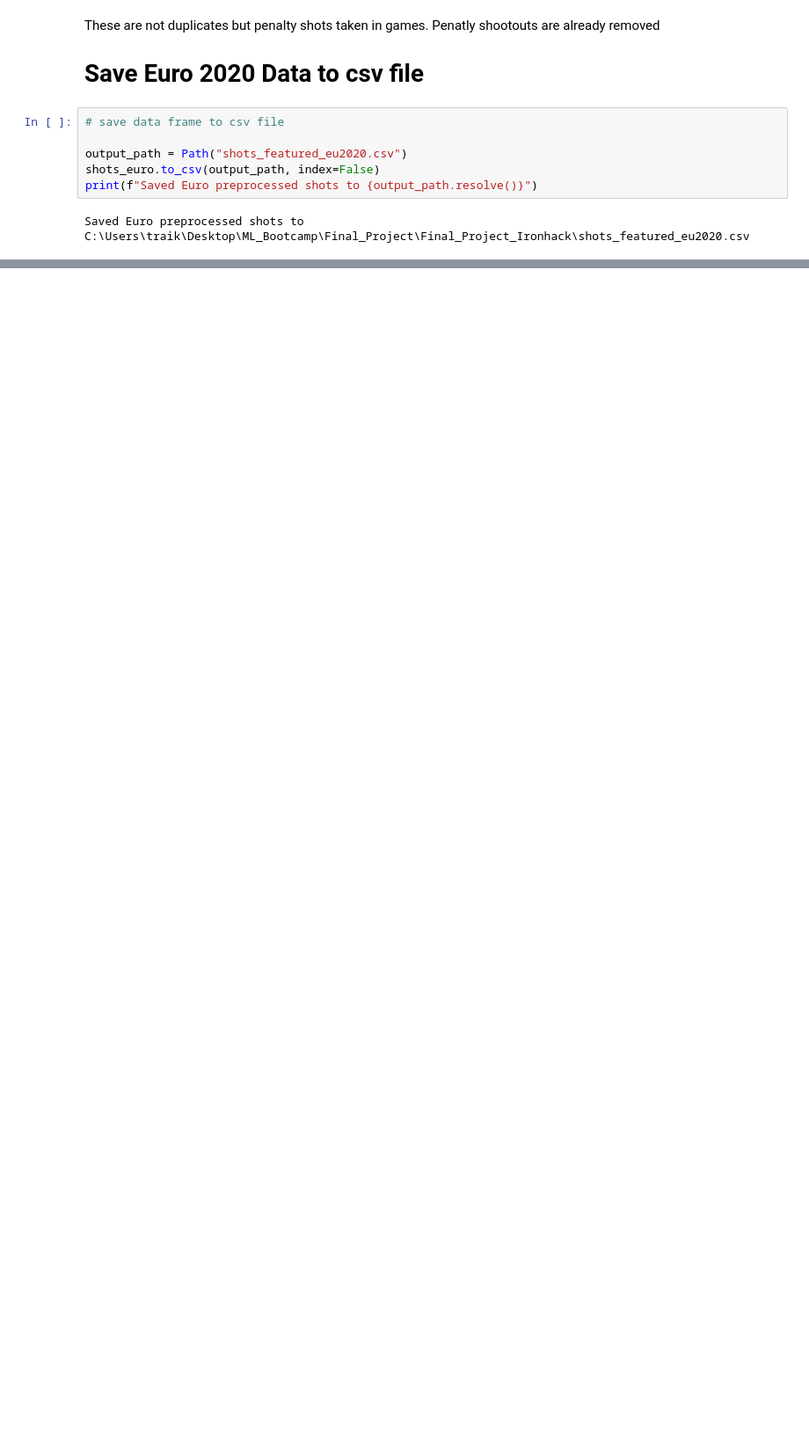
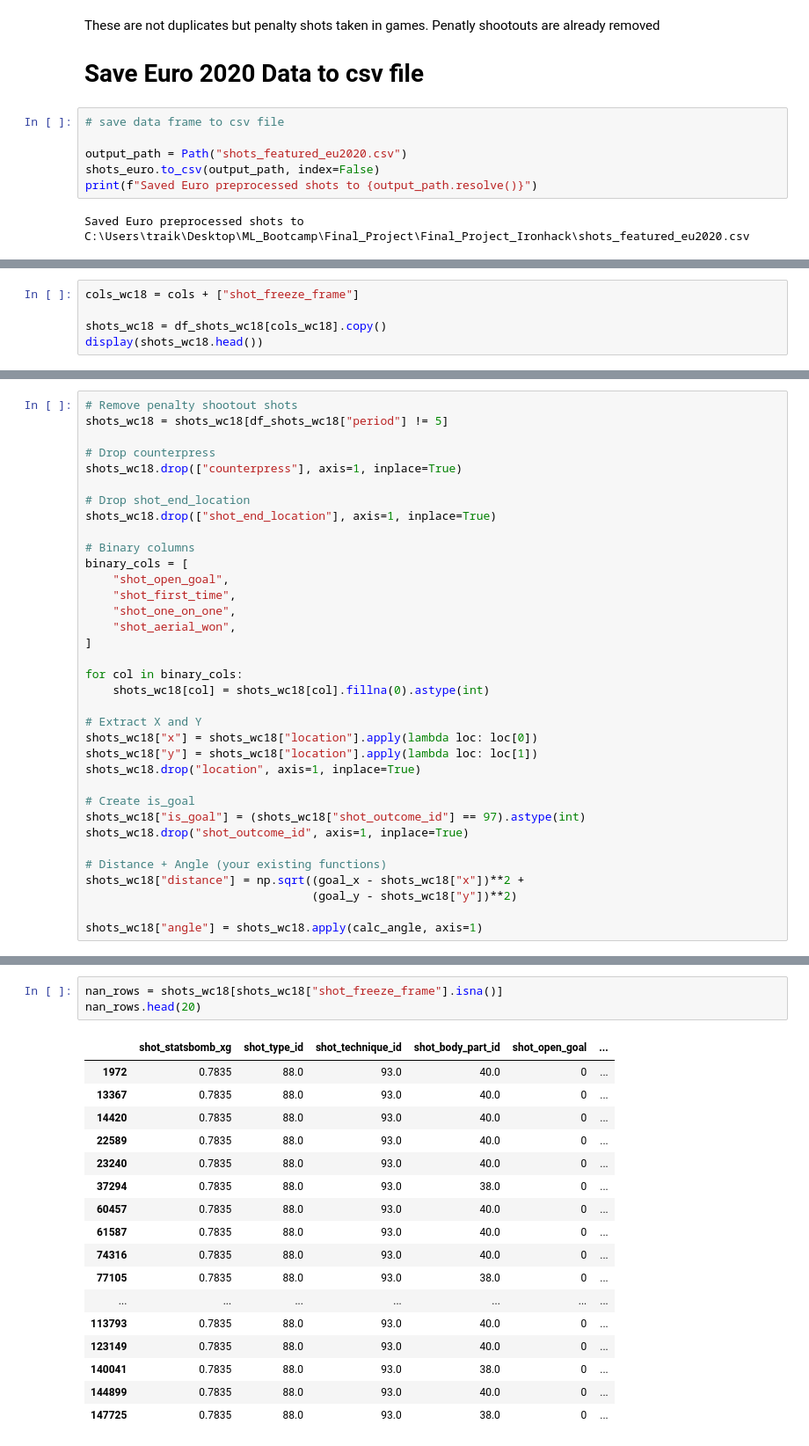
Before and after one commit to M-Traiki/Final_Project_Ironhack, a Jupyter notebook: preprocessing.ipynb, the cells around one changed output, grey strips where cells are left out. Shown: that part at 88% size. Drawn from its saved outputs; the diff is of its cells as text; blank space fills up the shorter version.

```diff
--- a/preprocessing.ipynb
+++ b/preprocessing.ipynb
@@ -623,0 +938,5 @@ Saved Euro preprocessed shots to C:\Users\traik\Desktop\ML_Bootcamp\Final_Projec
+# %%
+cols_wc18 = cols + ["shot_freeze_frame"]
+
+shots_wc18 = df_shots_wc18[cols_wc18].copy()
+display(shots_wc18.head())
@@ -623,0 +959,35 @@ Saved Euro preprocessed shots to C:\Users\traik\Desktop\ML_Bootcamp\Final_Projec
+# %%
+# Remove penalty shootout shots
+shots_wc18 = shots_wc18[df_shots_wc18["period"] != 5]
+
+# Drop counterpress
+shots_wc18.drop(["counterpress"], axis=1, inplace=True)
+
+# Drop shot_end_location
+shots_wc18.drop(["shot_end_location"], axis=1, inplace=True)
+
+# Binary columns
+binary_cols = [
+    "shot_open_goal",
+    "shot_first_time",
+    "shot_one_on_one",
+    "shot_aerial_won",
+]
+
+for col in binary_cols:
+    shots_wc18[col] = shots_wc18[col].fillna(0).astype(int)
+
+# Extract X and Y
+shots_wc18["x"] = shots_wc18["location"].apply(lambda loc: loc[0])
+shots_wc18["y"] = shots_wc18["location"].apply(lambda loc: loc[1])
+shots_wc18.drop("location", axis=1, inplace=True)
+
+# Create is_goal
+shots_wc18["is_goal"] = (shots_wc18["shot_outcome_id"] == 97).astype(int)
+shots_wc18.drop("shot_outcome_id", axis=1, inplace=True)
+
+# Distance + Angle (your existing functions)
+shots_wc18["distance"] = np.sqrt((goal_x - shots_wc18["x"])**2 +
+                                 (goal_y - shots_wc18["y"])**2)
+
+shots_wc18["angle"] = shots_wc18.apply(calc_angle, axis=1)
@@ -623,0 +1081,21 @@ Saved Euro preprocessed shots to C:\Users\traik\Desktop\ML_Bootcamp\Final_Projec
+# %%
+nan_rows = shots_wc18[shots_wc18["shot_freeze_frame"].isna()]
+nan_rows.head(20)
+# %% [output]
+|  | shot_statsbomb_xg | shot_type_id | shot_technique_id | shot_body_part_id | shot_open_goal | ... |
+| 1972 | 0.7835 | 88.0 | 93.0 | 40.0 | 0 | ... |
+| 13367 | 0.7835 | 88.0 | 93.0 | 40.0 | 0 | ... |
+| 14420 | 0.7835 | 88.0 | 93.0 | 40.0 | 0 | ... |
+| 22589 | 0.7835 | 88.0 | 93.0 | 40.0 | 0 | ... |
+| 23240 | 0.7835 | 88.0 | 93.0 | 40.0 | 0 | ... |
+| 37294 | 0.7835 | 88.0 | 93.0 | 38.0 | 0 | ... |
+| 60457 | 0.7835 | 88.0 | 93.0 | 40.0 | 0 | ... |
+| 61587 | 0.7835 | 88.0 | 93.0 | 40.0 | 0 | ... |
+| 74316 | 0.7835 | 88.0 | 93.0 | 40.0 | 0 | ... |
+| 77105 | 0.7835 | 88.0 | 93.0 | 38.0 | 0 | ... |
+| ... | ... | ... | ... | ... | ... | ... |
+| 113793 | 0.7835 | 88.0 | 93.0 | 40.0 | 0 | ... |
+| 123149 | 0.7835 | 88.0 | 93.0 | 40.0 | 0 | ... |
+| 140041 | 0.7835 | 88.0 | 93.0 | 38.0 | 0 | ... |
+| 144899 | 0.7835 | 88.0 | 93.0 | 40.0 | 0 | ... |
+| 147725 | 0.7835 | 88.0 | 93.0 | 38.0 | 0 | ... |
```
Also changed, not shown: parts of 34 cells of this notebook, 1 other file.
